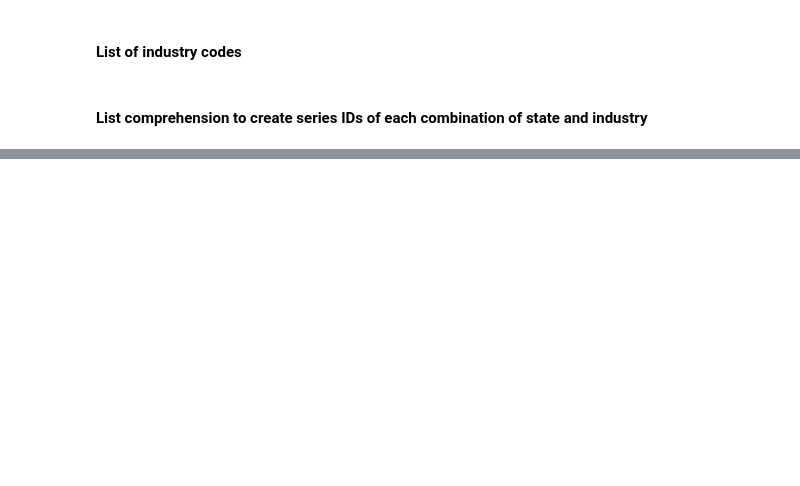
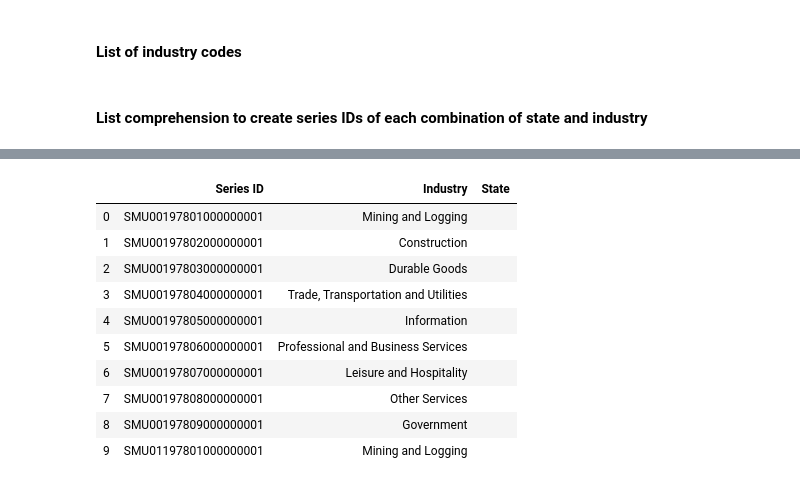
Before and after one commit to carlykelly/Covid-19-Project, a Jupyter notebook: Clemi_BLS_Industry_Predictive_Model.ipynb, the cells around one changed output, grey strips where cells are left out. Cells and saved outputs as stored; diff of their text form; code cells hidden in the pictures; blank space fills up the shorter version.

```diff
--- a/Clemi_BLS_Industry_Predictive_Model.ipynb
+++ b/Clemi_BLS_Industry_Predictive_Model.ipynb
@@ -149,0 +131,6 @@ clean_df
+# %%
+sample=industry_by_state[0:40]
+# %%
+label_df=pd.DataFrame({"Series ID":sample})
+label_df["Industry"]=" "
+label_df["State"]=" "
@@ -149,0 +146,4 @@ clean_df
+# %%
+codes=['10000000','20000000','30000000','40000000','50000000','60000000','70000000','80000000','90000000']
+code_labels=['Mining and Logging','Construction','Durable Goods','Trade, Transportation and Utilities', 'Information',
+            'Professional and Business Services','Leisure and Hospitality','Other Services','Government']
@@ -149,0 +153,14 @@ clean_df
+# %%
+label_df.head(10)
+# %% [output]
+|  | Series ID | Industry | State |
+| 0 | SMU00197801000000001 | Mining and Logging |  |
+| 1 | SMU00197802000000001 | Construction |  |
+| 2 | SMU00197803000000001 | Durable Goods |  |
+| 3 | SMU00197804000000001 | Trade, Transportation and Utilities |  |
+| 4 | SMU00197805000000001 | Information |  |
+| 5 | SMU00197806000000001 | Professional and Business Services |  |
+| 6 | SMU00197807000000001 | Leisure and Hospitality |  |
+| 7 | SMU00197808000000001 | Other Services |  |
+| 8 | SMU00197809000000001 | Government |  |
+| 9 | SMU01197801000000001 | Mining and Logging |  |
```
Also changed, not shown: parts of 17 cells of this notebook.
